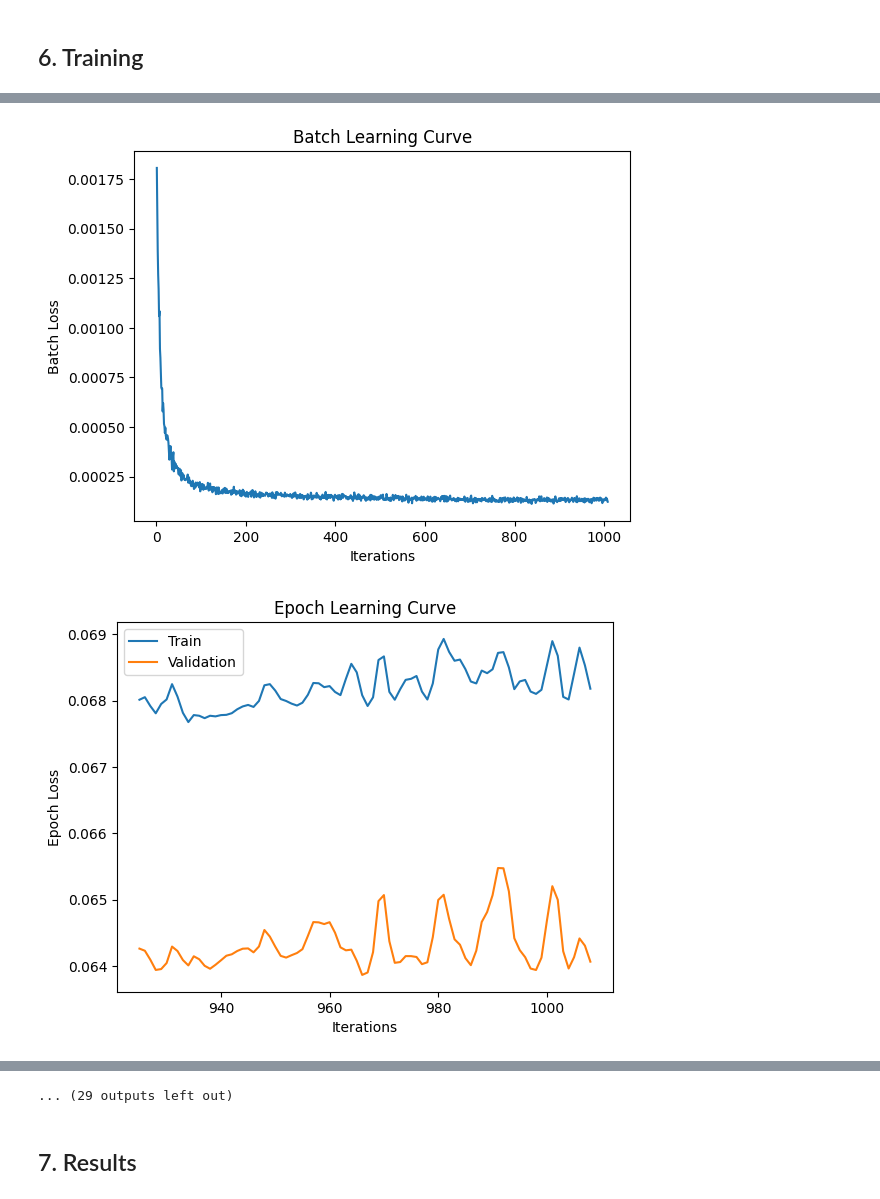
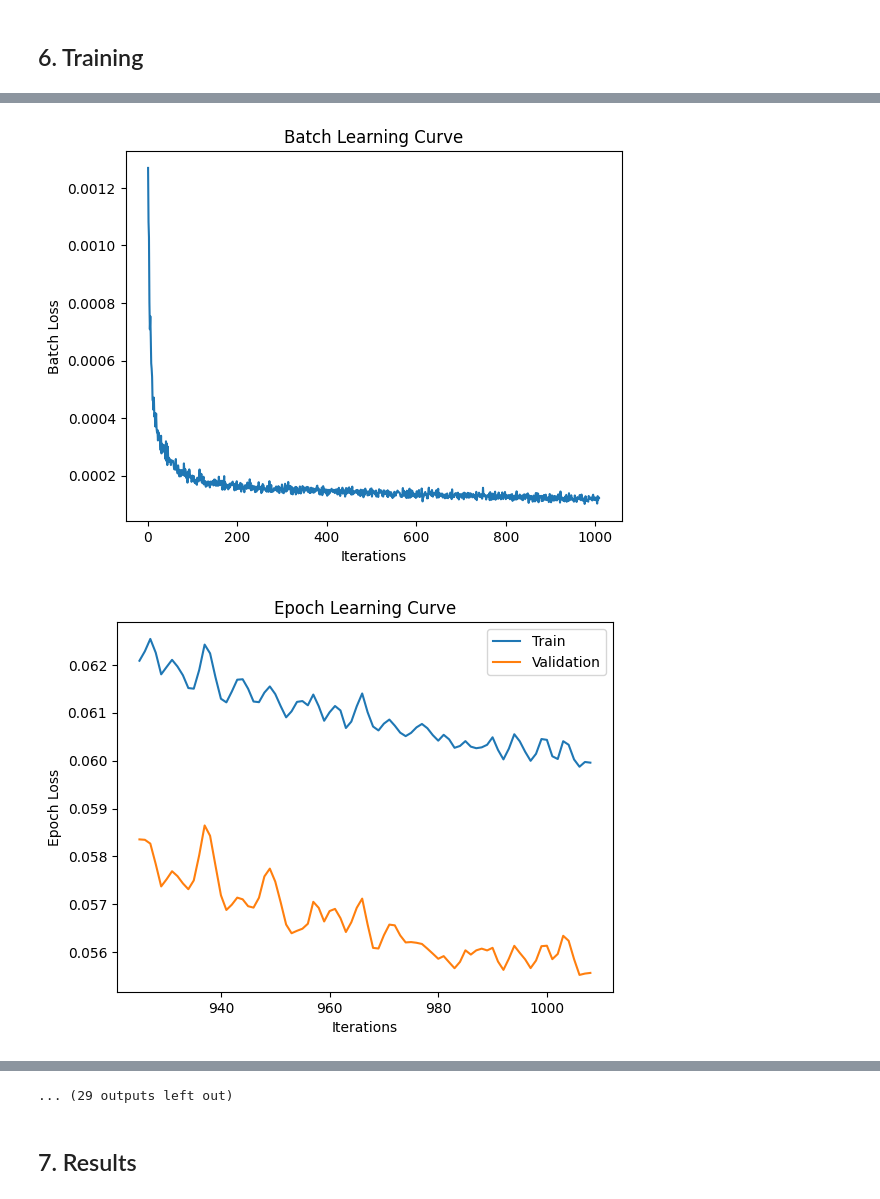
Before and after one commit to jingwenshi-dev/Weather-Forecasting-by-GRU-Transformer, a Jupyter notebook: GRU v1.4.ipynb, the cells around one changed output, grey strips where cells are left out. Saved outputs shown, nothing was run; the diff lists cells and outputs as text; code cells hidden in the pictures.

```diff
--- a/GRU v1.4.ipynb
+++ b/GRU v1.4.ipynb
@@ -298,7 +298,7 @@ def get_loss(model, data, criterion, batch_size):
             total_loss += float(loss)
     return total_loss/n
 # %%
-def train(model, train_data, valid_data, batch_size=512, weight_decay=0.001,
+def train(model, train_data, valid_data, batch_size=512, weight_decay=0,
           optimizer="adam", momentum=0.9, learning_rate=0.001, num_epochs=10,
           shuffle_data=True, checkpoint_path=None):
 
@@ -467,7 +467,7 @@ Validation Loss: 0.31068888381123544
 ... (29 outputs left out)
 # %%
 #start train model
-train(model,train_dataset, valid_dataset, checkpoint_path=checkpoint_path)
+train(model,train_dataset, valid_dataset, weight_decay=0.0001, checkpoint_path=checkpoint_path)
 # %% [output]
 ['LossData84.pkl', 'LossData168.pkl', 'LossData252.pkl', 'LossData336.pkl', 'LossData420.pkl', 'LossData504.pkl', 'LossData588.pkl', 'LossData672.pkl', 'LossData756.pkl', 'LossData840.pkl']
 Loaded ckpt/Loss/LossData840.pkl
@@ -493,4 +493,4 @@ Validation Loss: 0.06406469533548635
 ckpt/Weight/WeightData1008.ckpt
 ckpt/Loss/LossData1008.pkl
-[figure, old version]
+[figure, new version]
-[figure, old version]
+[figure, new version]
```
Also changed, not shown: parts of 3 cells of this notebook, 41 other files.
